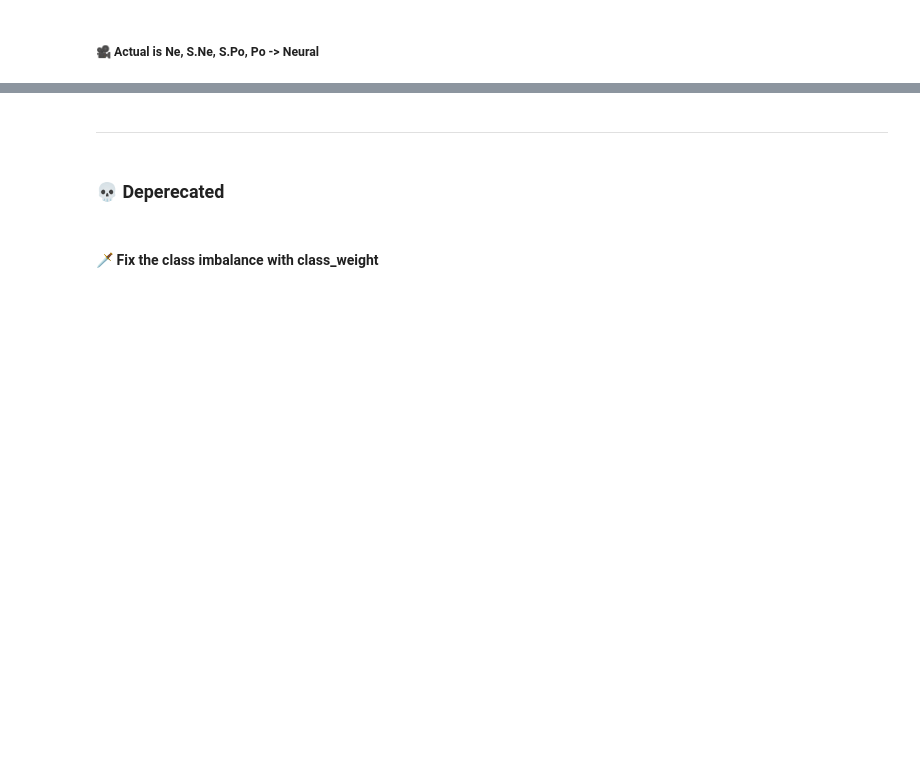
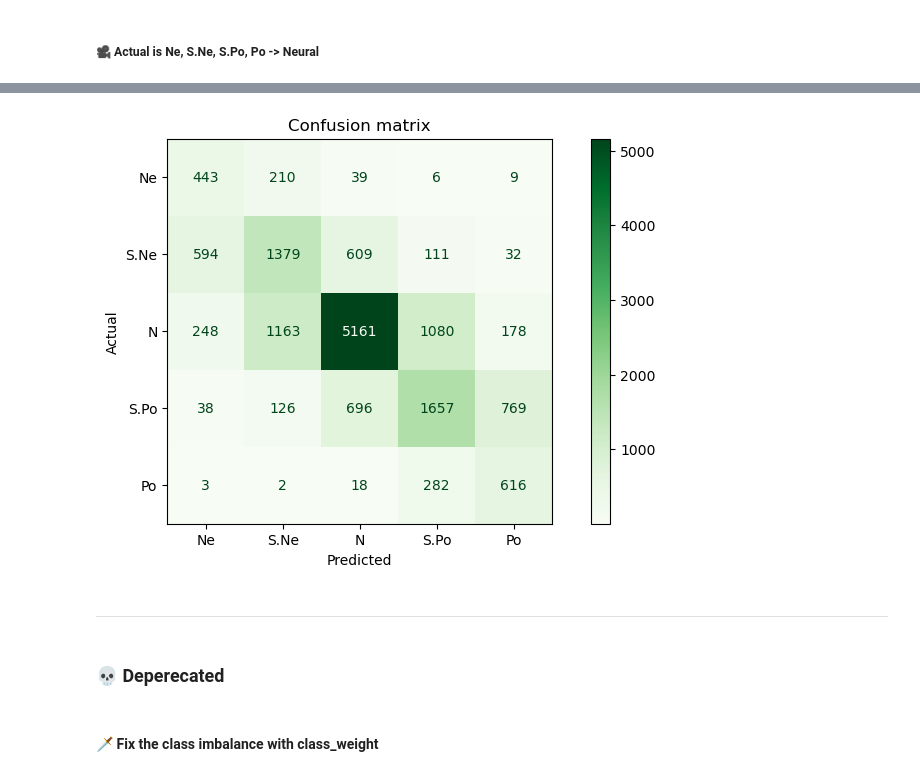
Before and after one commit to trungdung1711/sentiment-analysis-on-movie-reviews, a Jupyter notebook: notebooks/3_baseline.ipynb, the cells around one changed output, grey strips where cells are left out. Drawn from its saved outputs; the diff is of its cells as text; code cells hidden in the pictures; blank space fills up the shorter version.

```diff
--- a/notebooks/3_baseline.ipynb
+++ b/notebooks/3_baseline.ipynb
@@ -354,3 +441,7 @@ print(to_neutral.sample(5))
+# %%
+draw_cm(y_val, y_pred)
+# %% [output]
+[figure, added]
 # %% [markdown]
 ---
 # %% [markdown]
```
Also changed, not shown: parts of 8 cells of this notebook, 2 other files.
